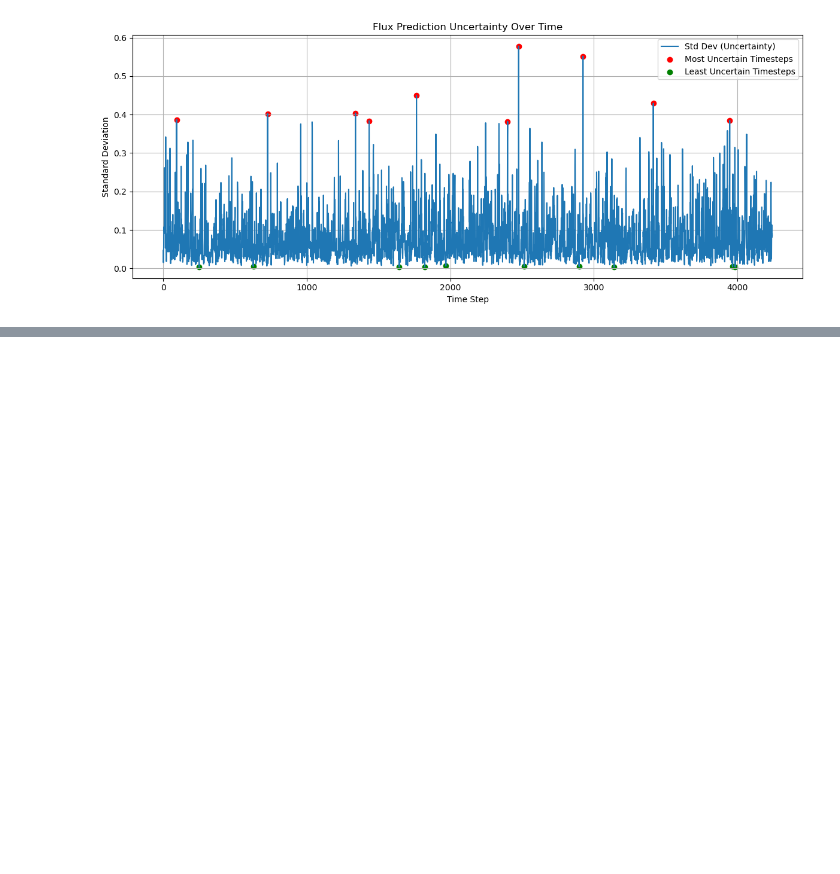
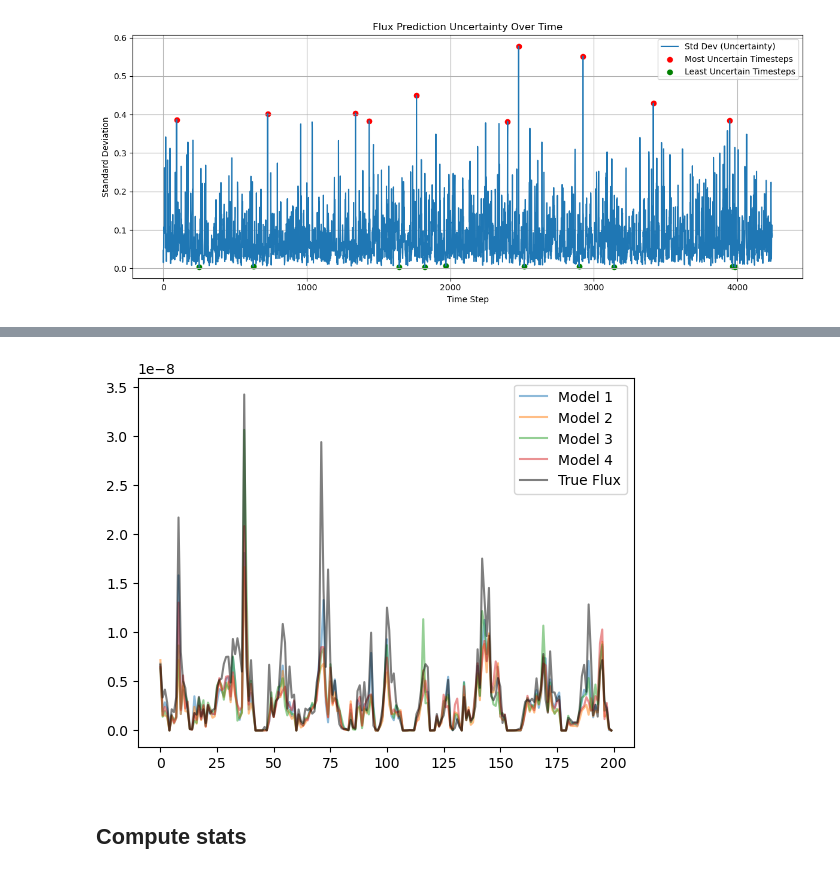
Before and after one commit to GATES-Lab/GATES_LPDM_emulator, a Jupyter notebook: notebooks/uncertainty_fluxes.ipynb, the cells around one changed output, grey strips where cells are left out. Drawn from its saved outputs; the diff is of its cells as text; code cells hidden in the pictures; blank space fills up the shorter version.

```diff
--- a/notebooks/uncertainty_fluxes.ipynb
+++ b/notebooks/uncertainty_fluxes.ipynb
@@ -904,0 +997,23 @@ plt.show()
+# %%
+
+pred_fluxes = np.stack(pred_fluxes, axis=0)  # shape: (models, time)
+true_fluxes = np.stack(true_fluxes, axis=0)  # shape: (models, time)
+# %%
+window_n = 5
+window_size = 200
+start = window_n * window_size
+end = (window_n + 1) * window_size
+# %%
+pred_fluxes = np.stack(pred_fluxes, axis=0)  # shape: (n_models, time)
+true_fluxes = np.stack(true_fluxes, axis=0)
+
+for i in range(pred_fluxes.shape[0]):
+    plt.plot(pred_fluxes[i, start:end], alpha=0.5, label=f"Model {i+1}")
+
+plt.plot(true_fluxes[0, start:end], alpha=0.5, color="black", label="True Flux")
+plt.legend()
+plt.savefig(save_path("flux_timeseries_overlay_truefp.png"))
+# %% [output]
+[figure, added]
+# %% [markdown]
+## Compute stats
```
Also changed, not shown: parts of 15 cells of this notebook.
